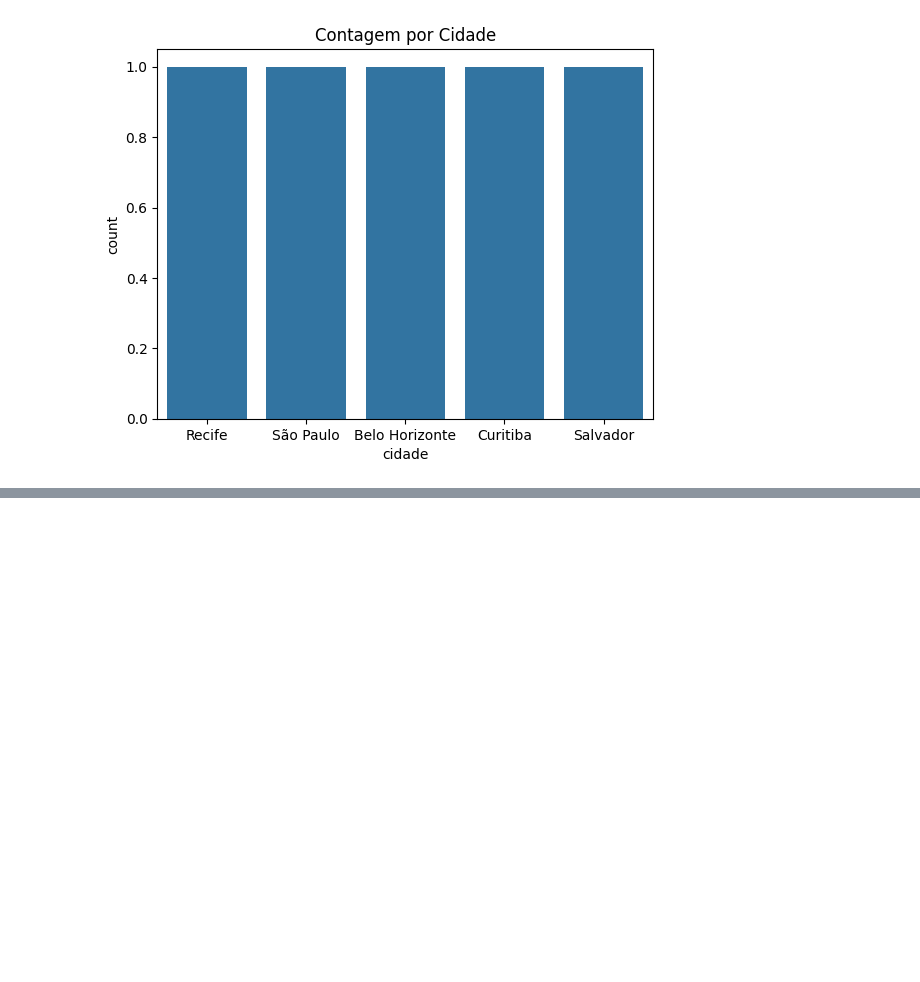
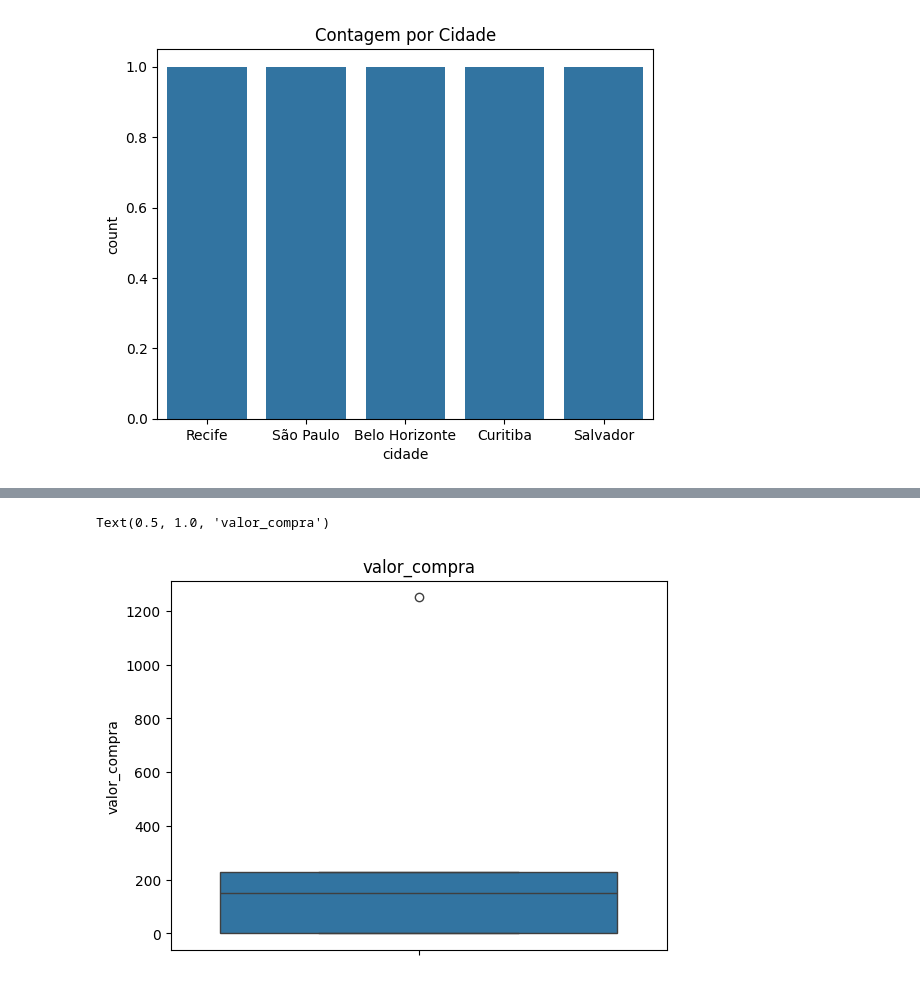
Before and after one commit to VitoriaN27/Python, a Jupyter notebook: limpezadedados.ipynb, the cells around one changed output, grey strips where cells are left out. Saved outputs shown, nothing was run; the diff lists cells and outputs as text; code cells hidden in the pictures; blank space fills up the shorter version.

```diff
--- a/limpezadedados.ipynb
+++ b/limpezadedados.ipynb
@@ -90,3 +126,6 @@ dataset['Valor_Compra'].describe()
 # %%
-srn.boxplot(dataset['Valor_Compra']).set_title('Valor_Compra')
+srn.boxplot(dataset['valor_compra']).set_title('valor_compra')
+# %% [output]
+Text(0.5, 1.0, 'valor_compra')
+[figure, added]
 # %%
```
Also changed, not shown: parts of 13 cells of this notebook.
